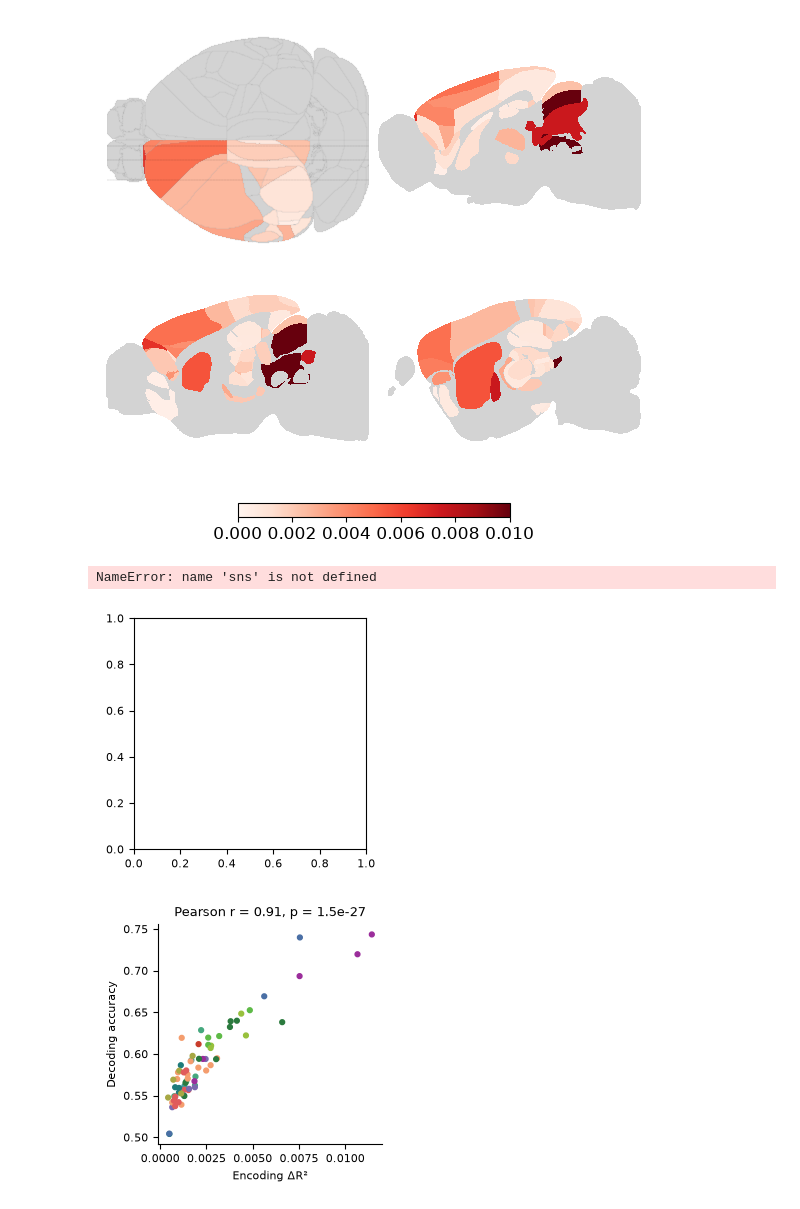
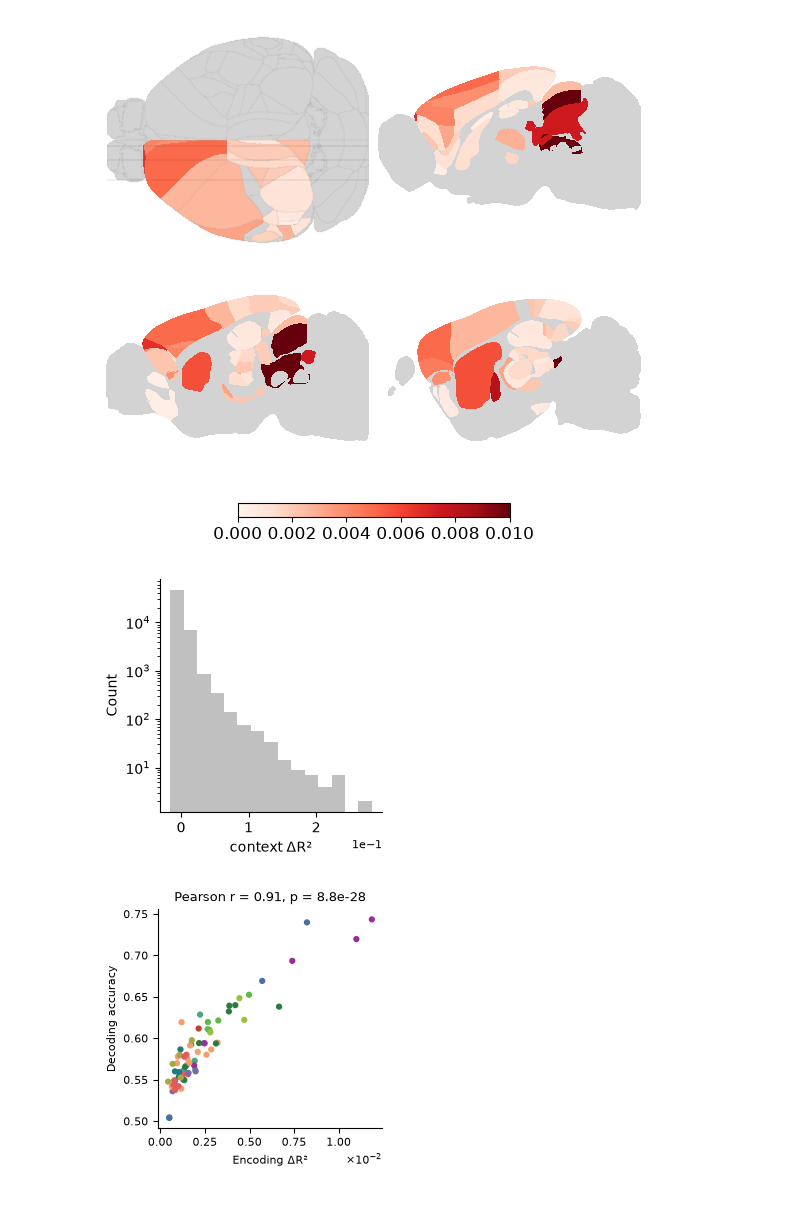
Before and after one commit to AllenInstitute/dynamic_routing_analysis, a Jupyter notebook: notebooks/structure_wise_results_plots_encoding.ipynb, the cells around one changed output. Saved outputs shown, nothing was run; the diff lists cells and outputs as text; code cells hidden in the pictures.

```diff
--- a/notebooks/structure_wise_results_plots_encoding.ipynb
+++ b/notebooks/structure_wise_results_plots_encoding.ipynb
@@ -143,7 +140,7 @@ chart,x = plot_utils.plot_brain_heatmap(
 # %%
 #glm baseline results
 result_prefix = 'v289'
-run_id = "1"
+run_id = "3"
 
 def get_wide_table(result_prefix, run_id):
     return pl.scan_parquet(f"s3://aind-scratch-data/dynamic-routing/encoding/scores/{result_prefix}_{run_id}.parquet",  storage_options={"skip_signature": "true"},).collect()
@@ -418,15 +417,23 @@ chart,x = plot_utils.plot_brain_heatmap(
 # %%
 # distribution of context delta r2
 
 fig, ax = plt.subplots(figsize = (3, 3))
-ax.hist(context_delta_r2)
-ax.set_xlabel('Context Delta R2')
-ax.set_ylabel('Count')
+ax.hist(glm_baseline_results['delta_r2_context'].dropna(), color = 'silver', bins = 15)
+ax.set_xlabel('context ΔR²', fontsize =10)
+ax.set_ylabel('Count', fontsize = 10)
+ax.tick_params(axis='x', labelsize=10)
+ax.tick_params(axis='y', labelsize=10)
+
+ax.ticklabel_format(axis='x', style='sci', scilimits=(0, 0))
+ax.locator_params(axis='x', nbins=4)
+ax.set_yscale('log')
+
+ax.spines['top'].set_visible(False)
+ax.spines['right'].set_visible(False)
 plt.tight_layout()
 # plt.savefig(os.path.join(savepath, 'context_delta_r2_distribution.png'), dpi=300)
 # %% [output]
-NameError: name 'sns' is not defined
-[figure, old version]
+[figure, new version]
 # %%
 # merge encoding and decoding results
 merged_structure_results = encoding_structure_results.merge(
@@ -461,9 +468,9 @@ ax.set_ylabel('Decoding accuracy')
 ax.set_title(f'Pearson r = {r:.2f}, p = {p:.2g}')
 ax.spines['top'].set_visible(False)
 ax.spines['right'].set_visible(False)
-
+ax.ticklabel_format(axis='x', style='sci', scilimits=(0, 0), useMathText=True)
 fig.tight_layout()
 
-# fig.savefig(os.path.join(savepath, "encoding_vs_decoding_scatter_plot.png"),dpi=300)
+fig.savefig(os.path.join(savepath, "encoding_vs_decoding_scatter_plot.png"),dpi=300)
 # %% [output]
-[figure, old version]
+[figure, new version]
```
Also changed, not shown: parts of 6 cells of this notebook, 3 other files.
